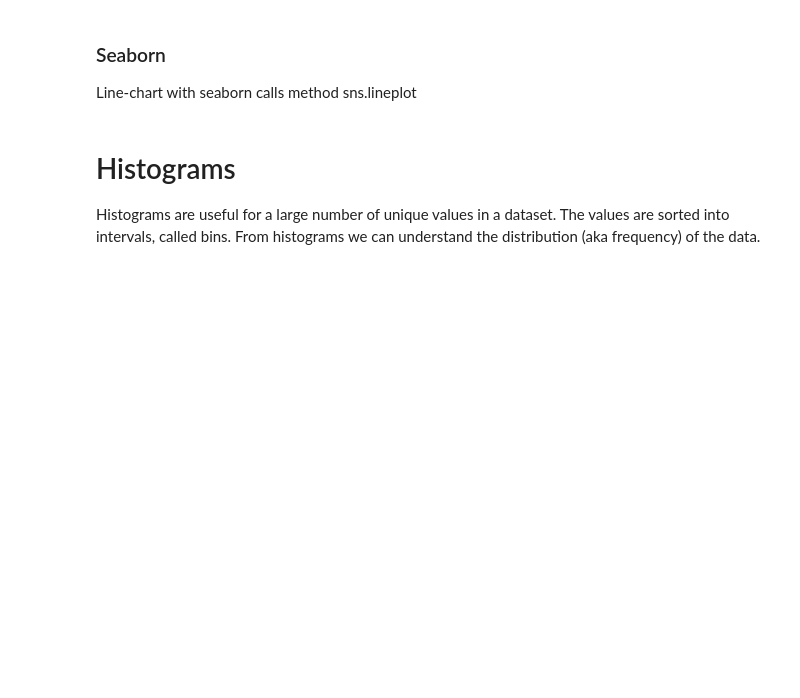
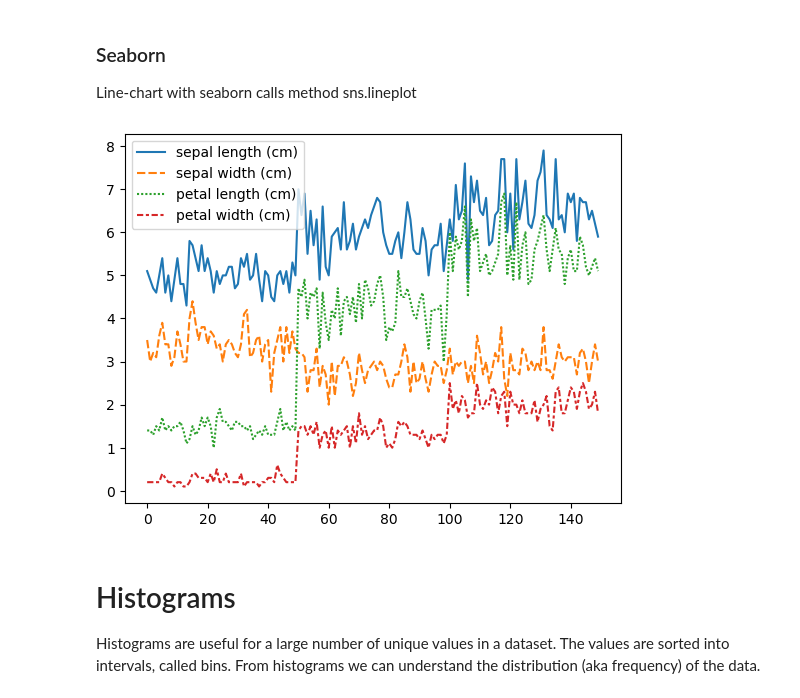
Before and after one commit to TLuter-252/data_viz_python_tutorial, a Jupyter notebook: Data_Viz_Tutorial.ipynb, the cells around one changed output. Saved outputs shown, nothing was run; the diff lists cells and outputs as text; code cells hidden in the pictures; blank space fills up the shorter version.

```diff
--- a/Data_Viz_Tutorial.ipynb
+++ b/Data_Viz_Tutorial.ipynb
@@ -246,3 +252,9 @@ Line-chart with seaborn calls method sns.lineplot
+# %%
+# seaborn line chart
+sns.lineplot(data=iris_df.drop(['target', 'class'], axis=1))
+plt.show()
+# %% [output]
+[figure, added]
 # %% [markdown]
 # Histograms
 Histograms are useful for a large number of unique values in a dataset.  The values are sorted into intervals, called bins.  From histograms we can understand the distribution (aka frequency) of the data.
```
Also changed, not shown: parts of 13 cells of this notebook, 1 other file.
